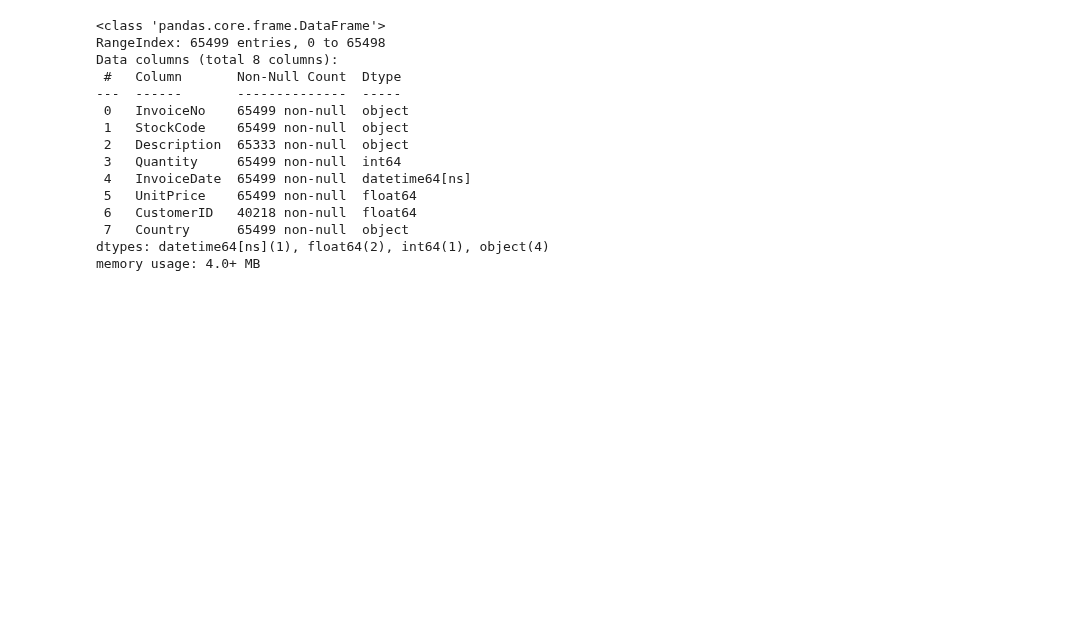
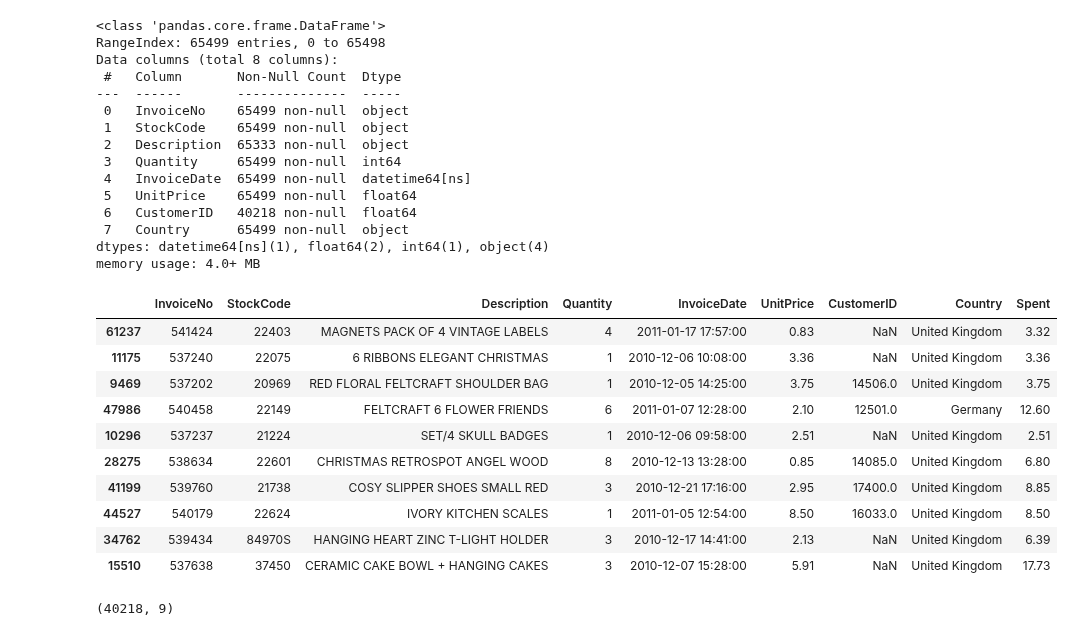
Before and after one commit to yuchild/erik_interviewqs, a Jupyter notebook: question_customer_segmentation.ipynb, the cells around one changed output. Saved outputs shown, nothing was run; the diff lists cells and outputs as text; code cells hidden in the pictures; blank space fills up the shorter version.

```diff
--- a/question_customer_segmentation.ipynb
+++ b/question_customer_segmentation.ipynb
@@ -77,3 +73,22 @@ Data columns (total 8 columns):
  7   Country      65499 non-null  object
 dtypes: datetime64[ns](1), float64(2), int64(1), object(4)
 memory usage: 4.0+ MB
+# %%
+data['Spent'] = data['Quantity'] * data['UnitPrice']
+data.sample(10)
+# %% [output]
+|  | InvoiceNo | StockCode | Description | Quantity | InvoiceDate | UnitPrice | CustomerID | Country | Spent |
+| 61237 | 541424 | 22403 | MAGNETS PACK OF 4 VINTAGE LABELS | 4 | 2011-01-17 17:57:00 | 0.83 | NaN | United Kingdom | 3.32 |
+| 11175 | 537240 | 22075 | 6 RIBBONS ELEGANT CHRISTMAS | 1 | 2010-12-06 10:08:00 | 3.36 | NaN | United Kingdom | 3.36 |
+| 9469 | 537202 | 20969 | RED FLORAL FELTCRAFT SHOULDER BAG | 1 | 2010-12-05 14:25:00 | 3.75 | 14506.0 | United Kingdom | 3.75 |
+| 47986 | 540458 | 22149 | FELTCRAFT 6 FLOWER FRIENDS | 6 | 2011-01-07 12:28:00 | 2.10 | 12501.0 | Germany | 12.60 |
+| 10296 | 537237 | 21224 | SET/4 SKULL BADGES | 1 | 2010-12-06 09:58:00 | 2.51 | NaN | United Kingdom | 2.51 |
+| 28275 | 538634 | 22601 | CHRISTMAS RETROSPOT ANGEL WOOD | 8 | 2010-12-13 13:28:00 | 0.85 | 14085.0 | United Kingdom | 6.80 |
+| 41199 | 539760 | 21738 | COSY SLIPPER SHOES SMALL RED | 3 | 2010-12-21 17:16:00 | 2.95 | 17400.0 | United Kingdom | 8.85 |
+| 44527 | 540179 | 22624 | IVORY KITCHEN SCALES | 1 | 2011-01-05 12:54:00 | 8.50 | 16033.0 | United Kingdom | 8.50 |
+| 34762 | 539434 | 84970S | HANGING HEART ZINC T-LIGHT HOLDER | 3 | 2010-12-17 14:41:00 | 2.13 | NaN | United Kingdom | 6.39 |
+| 15510 | 537638 | 37450 | CERAMIC CAKE BOWL + HANGING CAKES | 3 | 2010-12-07 15:28:00 | 5.91 | NaN | United Kingdom | 17.73 |
+# %%
+data[~data['CustomerID'].isna()].shape
+# %% [output]
+(40218, 9)
```
Also changed, not shown: parts of 24 cells of this notebook.
